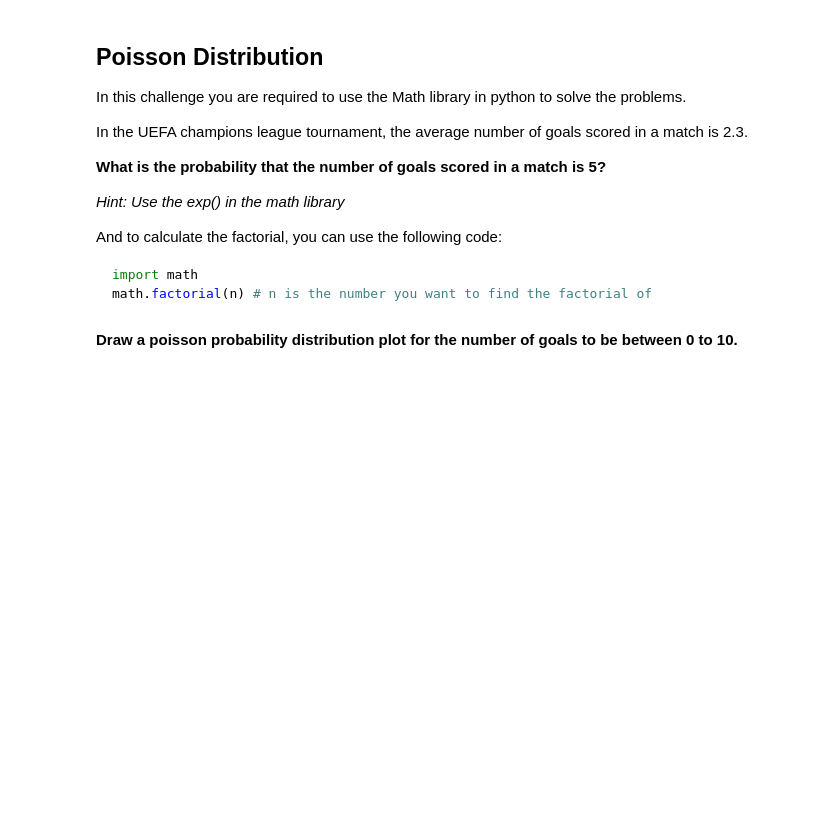
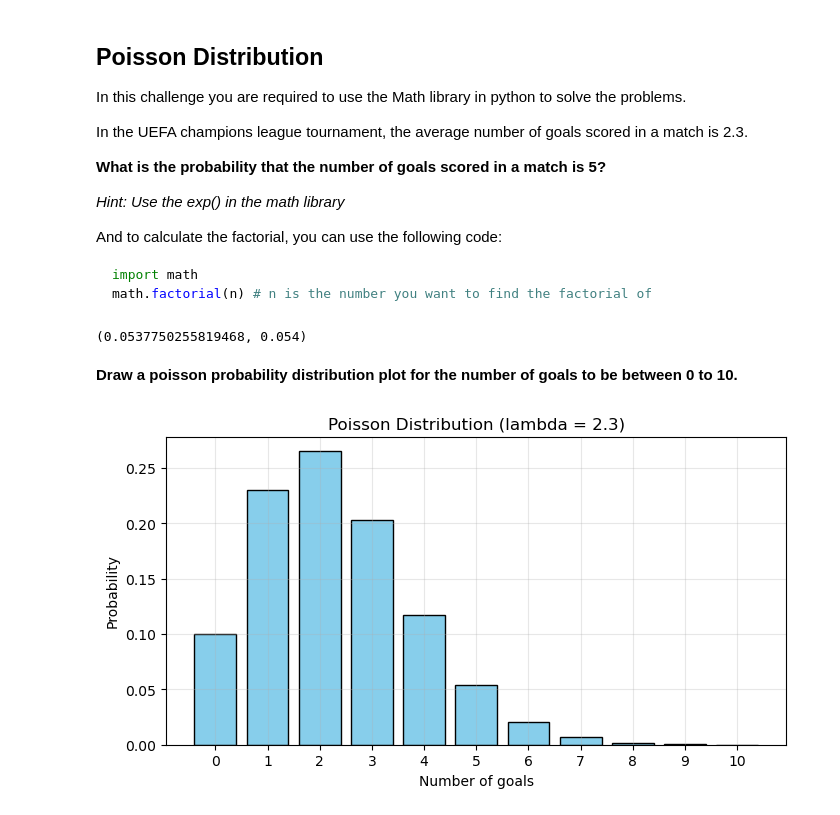
Before and after one commit to magrimuc/lab-discrete-probability-distributions-en, a Jupyter notebook: your-code/main.ipynb, the cells around one changed output. Drawn from its saved outputs; the diff is of its cells as text; code cells hidden in the pictures; blank space fills up the shorter version.

Commit message:
poisson solution

```diff
--- a/your-code/main.ipynb
+++ b/your-code/main.ipynb
@@ -154,2 +147,15 @@ prob = binom.pmf(k, n, p)
+# %%
+# Poisson probability for 5 goals when lambda = 2.3
+import math
+
+lam = 2.3
+k = 5
+
+prob = (math.exp(-lam) * (lam ** k)) / math.factorial(k)
+prob_rounded = round(prob, 3)
+
+prob, prob_rounded
+# %% [output]
+(0.0537750255819468, 0.054)
 # %% [markdown]
 **Draw a poisson probability distribution plot for the number of goals to be between 0 to 10.**
@@ -158,0 +162,20 @@ prob = binom.pmf(k, n, p)
+# %%
+# Plot Poisson PMF for k = 0 to 10 with lambda = 2.3
+import numpy as np
+import matplotlib.pyplot as plt
+import math
+
+lam = 2.3
+x = np.arange(0, 11)
+pmf = [math.exp(-lam) * (lam ** k) / math.factorial(k) for k in x]
+
+plt.figure(figsize=(8, 4))
+plt.bar(x, pmf, color='skyblue', edgecolor='black')
+plt.xticks(x)
+plt.xlabel('Number of goals')
+plt.ylabel('Probability')
+plt.title('Poisson Distribution (lambda = 2.3)')
+plt.grid(alpha=0.3)
+plt.show()
+# %% [output]
+[figure, added]
```
Also changed, not shown: parts of 4 cells of this notebook.
